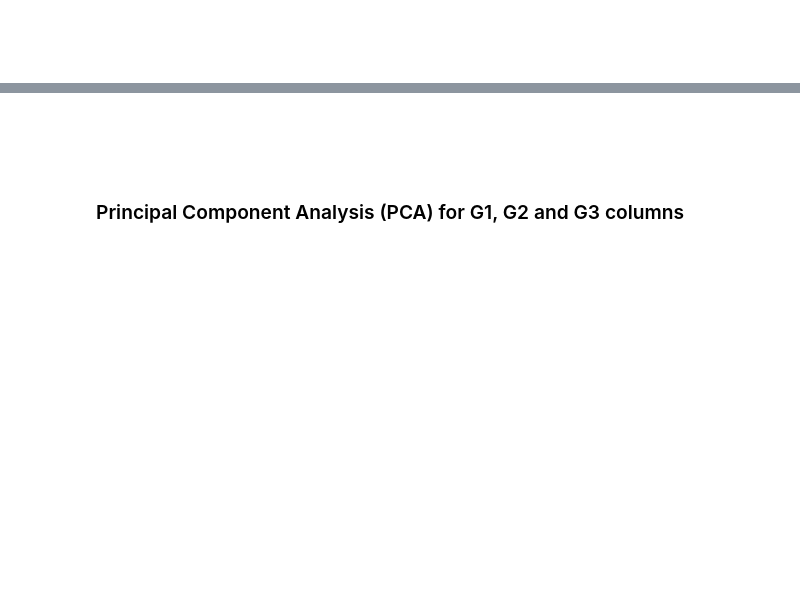
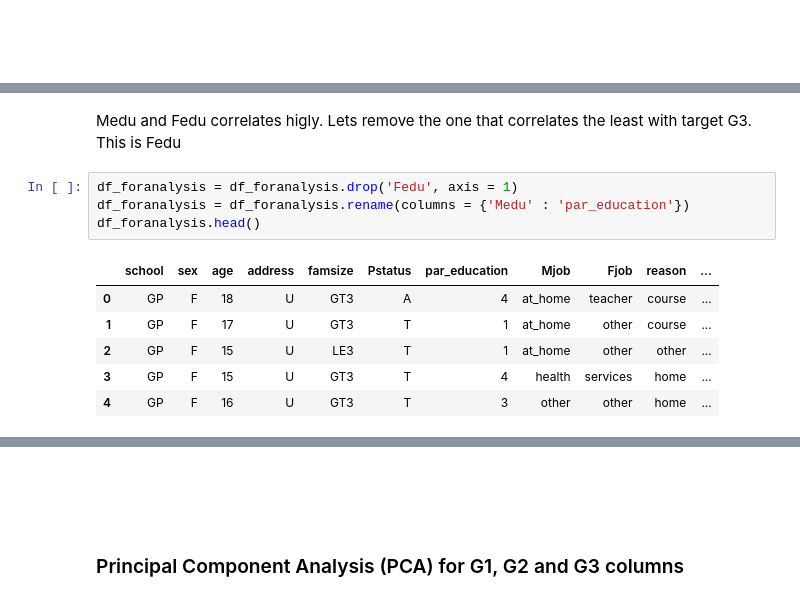
Before and after one commit to mylenalll/student-mat-analysis, a Jupyter notebook: math-students-project.ipynb, the cells around one changed output, grey strips where cells are left out. Cells and saved outputs as stored; diff of their text form; blank space fills up the shorter version.

```diff
--- a/math-students-project.ipynb
+++ b/math-students-project.ipynb
@@ -115,0 +148,13 @@ df.loc[df.duplicated()]
+# %% [markdown]
+Medu and Fedu correlates higly. Lets remove the one that correlates the least with target G3. This is Fedu
+# %%
+df_foranalysis = df_foranalysis.drop('Fedu', axis = 1)
+df_foranalysis = df_foranalysis.rename(columns = {'Medu' : 'par_education'})
+df_foranalysis.head()
+# %% [output]
+|  | school | sex | age | address | famsize | Pstatus | par_education | Mjob | Fjob | reason | ... |
+| 0 | GP | F | 18 | U | GT3 | A | 4 | at_home | teacher | course | ... |
+| 1 | GP | F | 17 | U | GT3 | T | 1 | at_home | other | course | ... |
+| 2 | GP | F | 15 | U | LE3 | T | 1 | at_home | other | other | ... |
+| 3 | GP | F | 15 | U | GT3 | T | 4 | health | services | home | ... |
+| 4 | GP | F | 16 | U | GT3 | T | 3 | other | other | home | ... |
```
Also changed, not shown: parts of 20 cells of this notebook.
